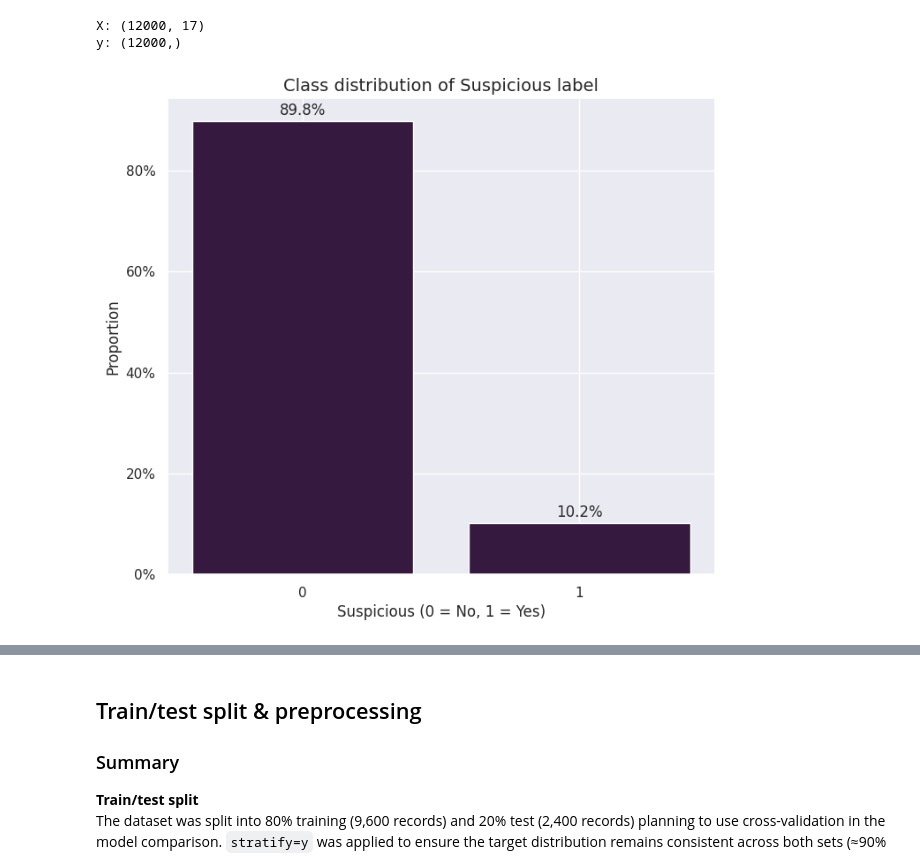
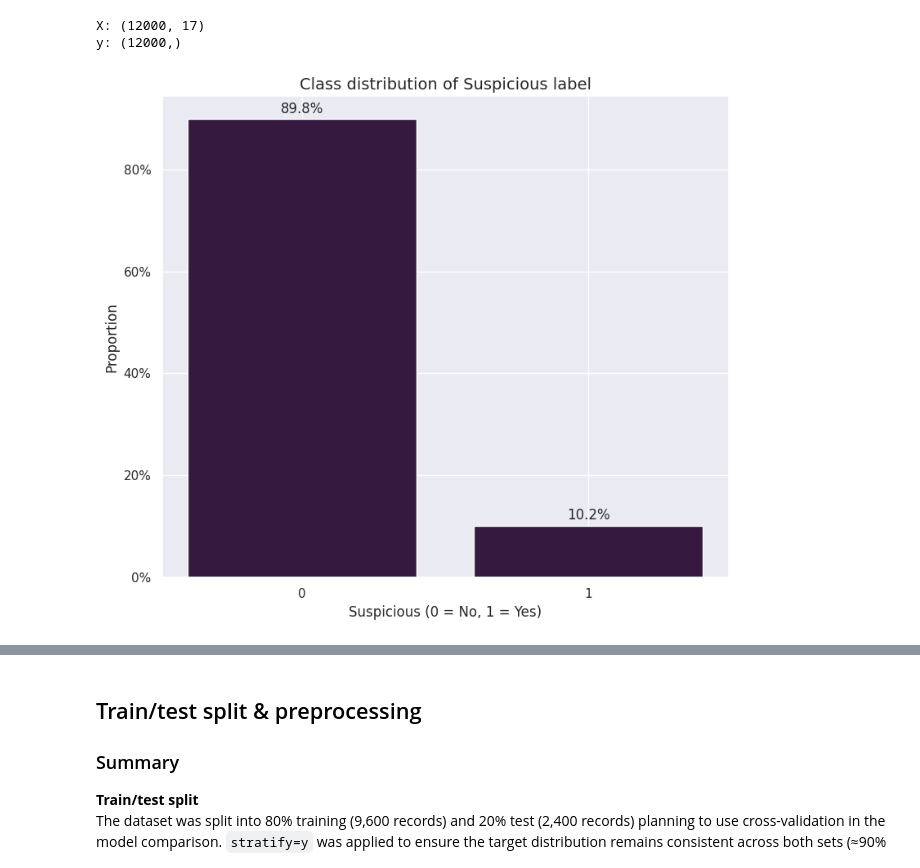
Before and after one commit to IreneGrisenti/Marketplace_Safety_Scam_detection, a Jupyter notebook: Notebooks/scam_detection_model.ipynb, the cells around one changed output, grey strips where cells are left out. Drawn from its saved outputs; the diff is of its cells as text; code cells hidden in the pictures.

```diff
--- a/Notebooks/scam_detection_model.ipynb
+++ b/Notebooks/scam_detection_model.ipynb
@@ -195,24 +195,25 @@ y: (12000,)
 # %%
 y_distribution = y_full.value_counts(normalize=True)
 
 fig1, ax = plt.subplots(figsize=(8,7))
 suspocious_distribution = ax.bar(y_distribution.index, y_distribution.values)
 
 for bar in suspocious_distribution:
     height = bar.get_height()
     ax.text(bar.get_x() + bar.get_width()/2, height + 0.005,
             f'{height:.1%}', ha='center', va='bottom')
 
 ax.set_title("Class distribution of Suspicious label", fontsize=14)
 ax.set_xlabel("Suspicious (0 = No, 1 = Yes)")
 ax.set_ylabel("Proportion")
 ax.set_xticks([0, 1])
 ax.yaxis.set_major_formatter(plt.FuncFormatter(lambda x, _: f"{x:.0%}"))
 
-plt.savefig("../Img/fig1_suspicious_share")
+plt.tight_layout()
+fig1.savefig("../Img/fig1_suspicious_share")
 plt.show()
 # %% [output]
-[figure, old version]
+[figure, new version]
 # %%
 correlation_with_target = marketplace_data.copy()
 
```
Also changed, not shown: parts of 12 cells of this notebook, 4 other files.
